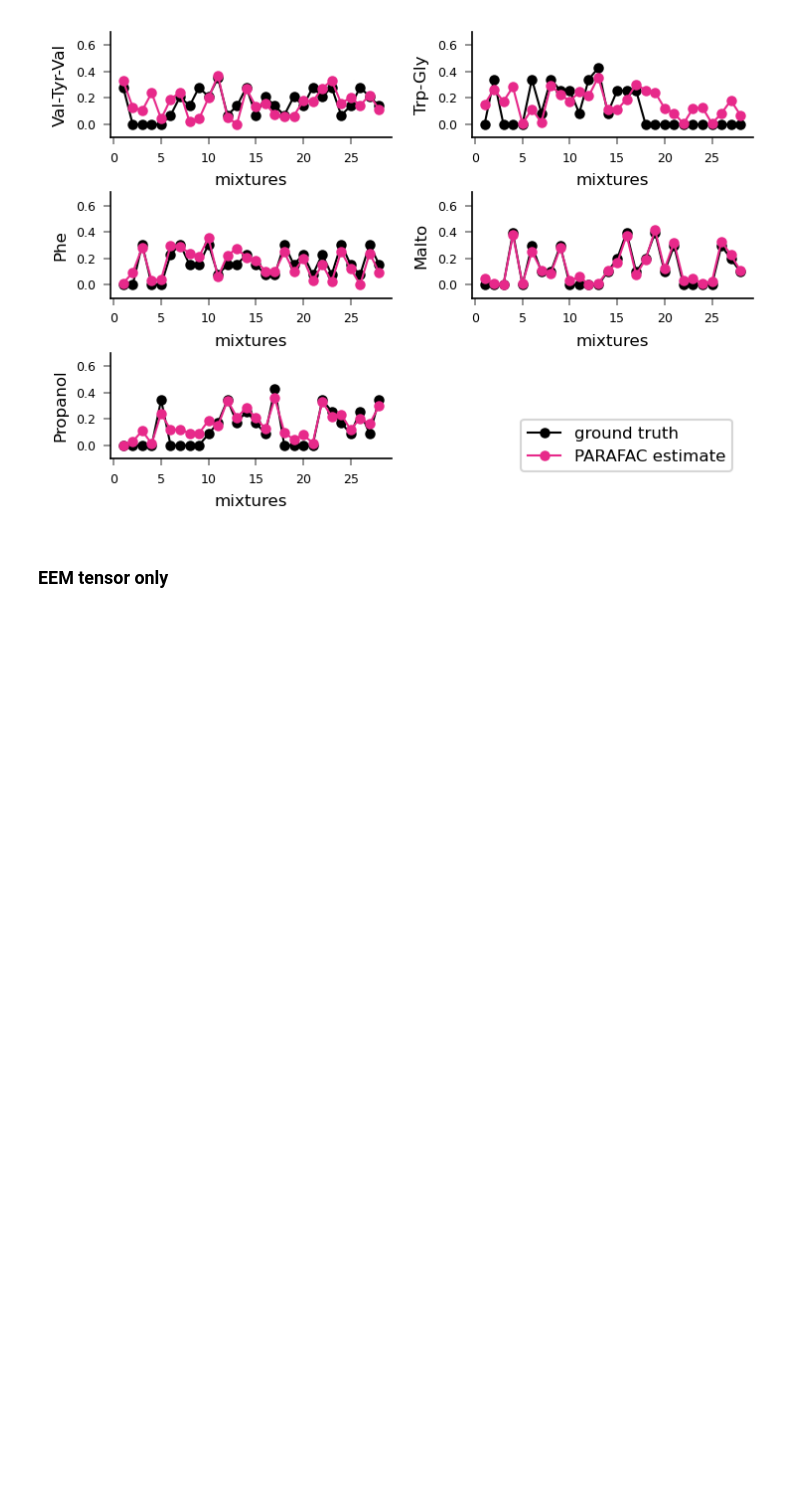
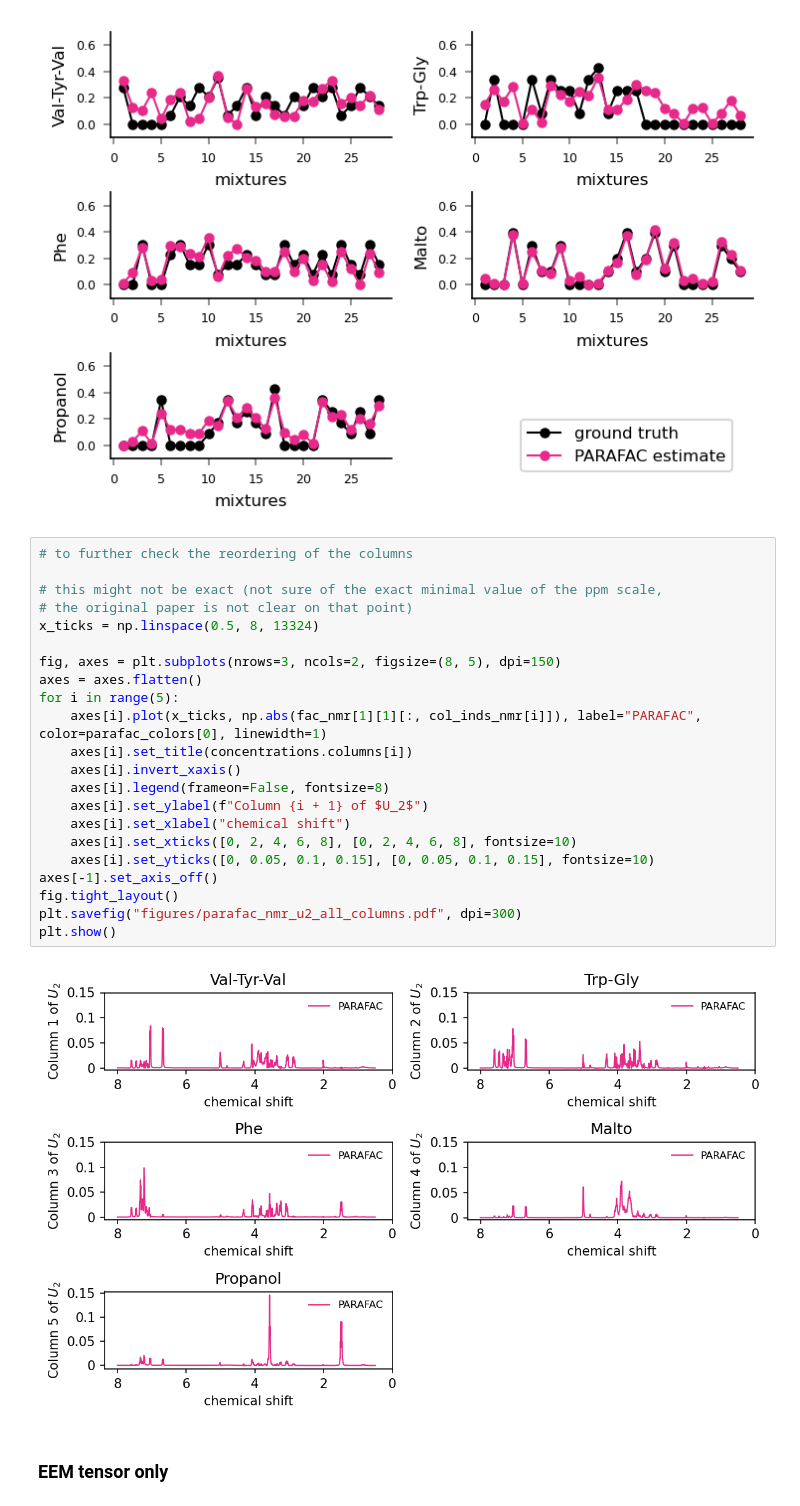
Before and after one commit to raphbrd/data-fusion-chemometrics, a Jupyter notebook: parafac_decomposition.ipynb, the cells around one changed output. Drawn from its saved outputs; the diff is of its cells as text; blank space fills up the shorter version.

```diff
--- a/parafac_decomposition.ipynb
+++ b/parafac_decomposition.ipynb
@@ -118,6 +115,30 @@ plt.show()
 # %% [output]
 [0.85999875 0.74747656 0.95586152 0.99001025 0.93741003]
 [figure]
+# %%
+# to further check the reordering of the columns
+
+# this might not be exact (not sure of the exact minimal value of the ppm scale,
+# the original paper is not clear on that point)
+x_ticks = np.linspace(0.5, 8, 13324)
+
+fig, axes = plt.subplots(nrows=3, ncols=2, figsize=(8, 5), dpi=150)
+axes = axes.flatten()
+for i in range(5):
+    axes[i].plot(x_ticks, np.abs(fac_nmr[1][1][:, col_inds_nmr[i]]), label="PARAFAC", color=parafac_colors[0], linewidth=1)
+    axes[i].set_title(concentrations.columns[i])
+    axes[i].invert_xaxis()
+    axes[i].legend(frameon=False, fontsize=8)
+    axes[i].set_ylabel(f"Column {i + 1} of $U_2$")
+    axes[i].set_xlabel("chemical shift")
+    axes[i].set_xticks([0, 2, 4, 6, 8], [0, 2, 4, 6, 8], fontsize=10)
+    axes[i].set_yticks([0, 0.05, 0.1, 0.15], [0, 0.05, 0.1, 0.15], fontsize=10)
+axes[-1].set_axis_off()
+fig.tight_layout()
+plt.savefig("figures/parafac_nmr_u2_all_columns.pdf", dpi=300)
+plt.show()
+# %% [output]
+[figure, added]
 # %% [markdown]
 ### EEM tensor only
 # %%
```
Also changed, not shown: parts of 7 cells of this notebook, 1 other file.
